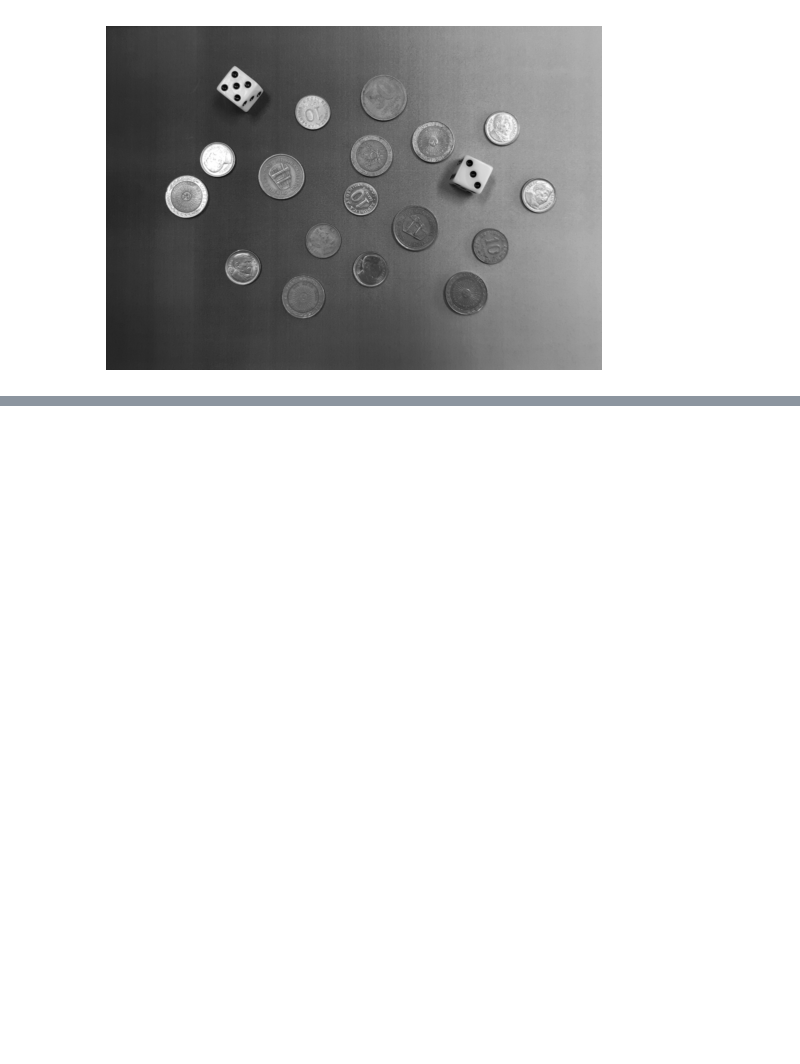
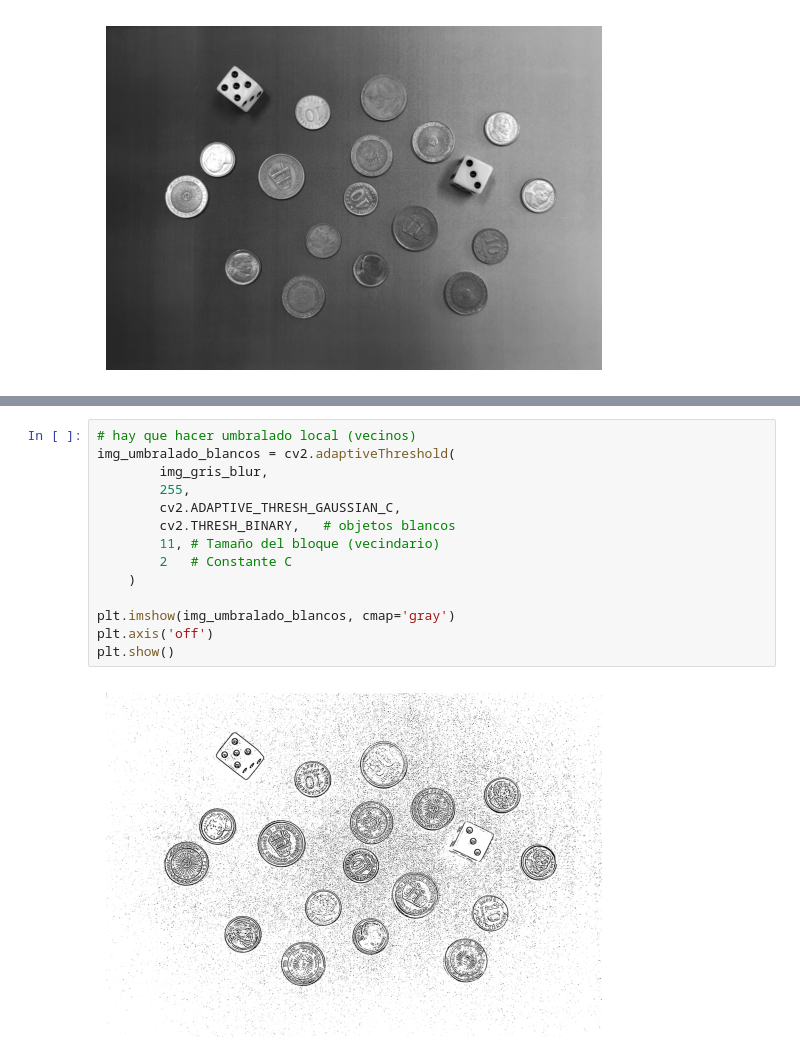
Before and after one commit to maxiromano/tp2_pdi_Molina_Romano, a Jupyter notebook: parte1.ipynb, the cells around one changed output, grey strips where cells are left out. Saved outputs shown, nothing was run; the diff lists cells and outputs as text; blank space fills up the shorter version.

```diff
--- a/parte1.ipynb
+++ b/parte1.ipynb
@@ -70,0 +106,16 @@ plt.show()
+# %%
+# hay que hacer umbralado local (vecinos)
+img_umbralado_blancos = cv2.adaptiveThreshold(
+        img_gris_blur,
+        255,
+        cv2.ADAPTIVE_THRESH_GAUSSIAN_C,
+        cv2.THRESH_BINARY,   # objetos blancos
+        11, # Tamaño del bloque (vecindario)
+        2   # Constante C
+    )
+
+plt.imshow(img_umbralado_blancos, cmap='gray')
+plt.axis('off')
+plt.show()
+# %% [output]
+[figure, added]
```
Also changed, not shown: parts of 14 cells of this notebook.
